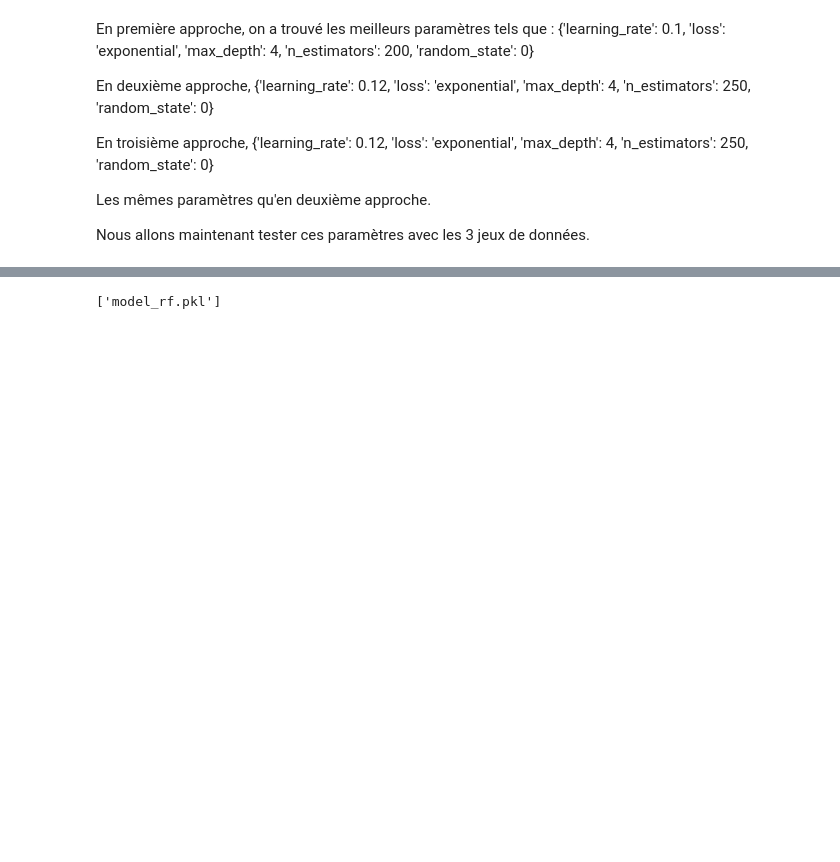
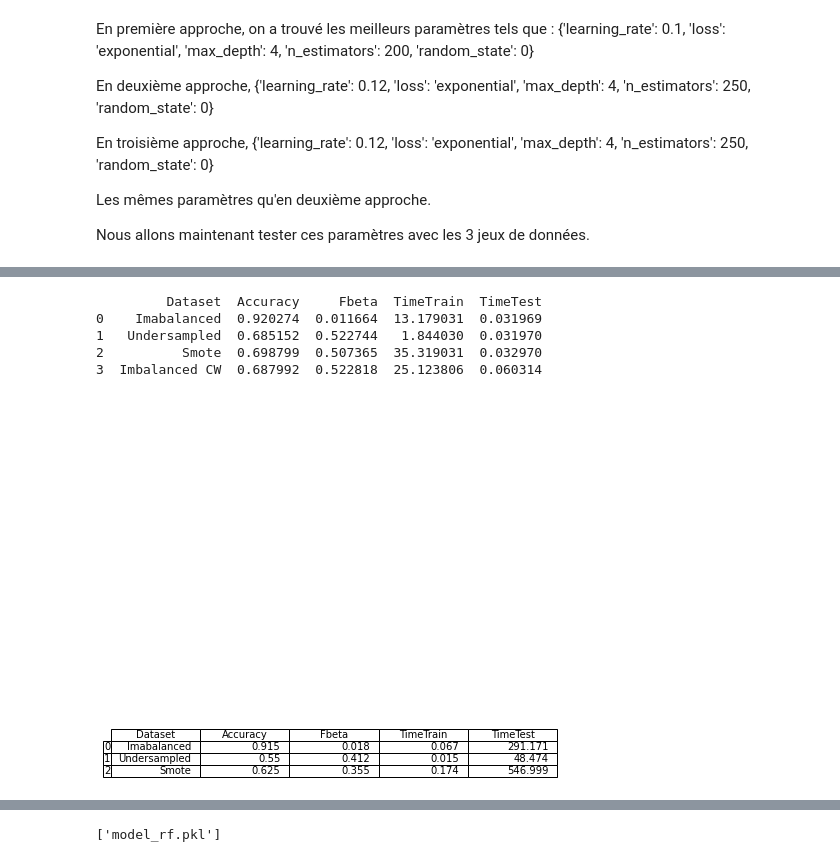
Before and after one commit to TravelAsATeam/OpenClassroomsP7, a Jupyter notebook: Model.ipynb, the cells around one changed output, grey strips where cells are left out. Drawn from its saved outputs; the diff is of its cells as text; code cells hidden in the pictures; blank space fills up the shorter version.

```diff
--- a/Model.ipynb
+++ b/Model.ipynb
@@ -622,0 +885,29 @@ Pour ces raisons, c'est ce modèle que l'on utilisera par la suite pour l'API.
+# %%
+#Tableau des résultats des modèles optimisés Regression Logistique
+synthese_reg = pd.DataFrame()
+synthese_reg = synthese_reg.assign(Dataset = ['Imabalanced', 'Undersampled','Smote','Imbalanced CW'])
+synthese_reg = synthese_reg.assign(Accuracy = [acc_reg_imb,acc_reg_rus,acc_reg_smote, acc_regCW_imb])
+synthese_reg = synthese_reg.assign(Fbeta = [fbeta_reg_imb,fbeta_reg_rus,fbeta_reg_smote,
+                                            fbeta_regCW_imb])
+synthese_reg = synthese_reg.assign(TimeTrain = [time_reg_imb_train,time_reg_rus_train,
+                                                time_reg_smote_train, time_regCW_imb_train])
+synthese_reg = synthese_reg.assign(TimeTest = [time_reg_imb_pred,time_reg_rus_pred,time_reg_smote_pred,
+                                               time_regCW_imb_pred])
+print(synthese_reg)
+
+# Affichage sous forme de tableau à télécharger
+plt.figure(figsize=(8,6))
+# Pas d'axes
+ax = plt.subplot(frame_on=False)
+ax.xaxis.set_visible(False)
+ax.yaxis.set_visible(False)
+#Création du tableau
+table(ax, synthese_knn.round(decimals=3))
+plt.show()
+# %% [output]
+         Dataset  Accuracy     Fbeta  TimeTrain  TimeTest
+0    Imabalanced  0.920274  0.011664  13.179031  0.031969
+1   Undersampled  0.685152  0.522744   1.844030  0.031970
+2          Smote  0.698799  0.507365  35.319031  0.032970
+3  Imbalanced CW  0.687992  0.522818  25.123806  0.060314
+[figure, added]
```
Also changed, not shown: parts of 19 cells of this notebook, 3 other files.
